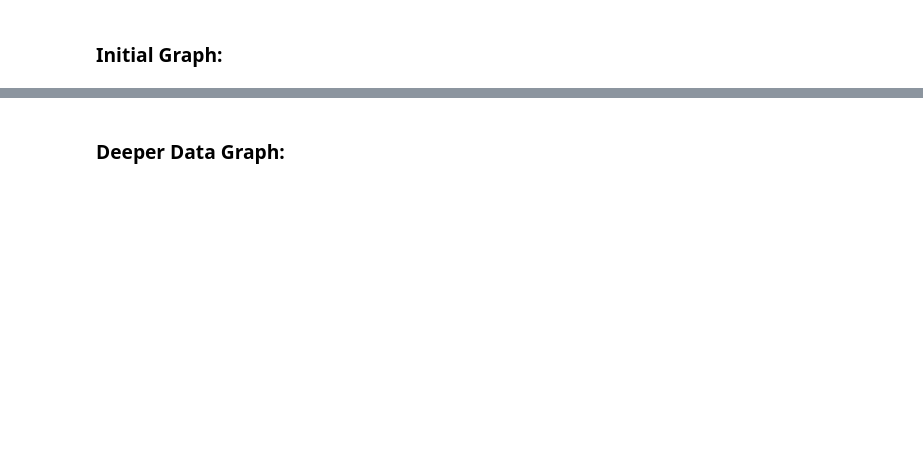
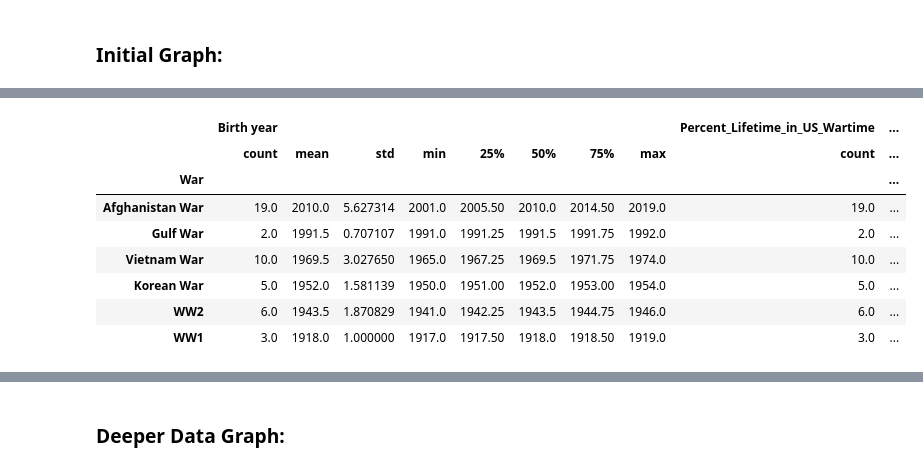
Before and after one commit to rlevv/Makeover_Monday, a Jupyter notebook: 2020W6-US_Wartime_Living/US_Wartime_Living.ipynb, the cells around one changed output, grey strips where cells are left out. Drawn from its saved outputs; the diff is of its cells as text; code cells hidden in the pictures; blank space fills up the shorter version.

```diff
--- a/2020W6-US_Wartime_Living/US_Wartime_Living.ipynb
+++ b/2020W6-US_Wartime_Living/US_Wartime_Living.ipynb
@@ -97,0 +116,18 @@ df.groupby('War').describe()
+# %%
+# Determine pivots between peacetime and wartime:
+# In peacetime, the % lifetime in wartime will be increasing
+# because we are removing childhood peacetime experience with
+# each additional year. In wartime, it will be decreasing or
+# stagnant.
+
+back_diffs = df['Percent_Lifetime_in_US_Wartime'].diff()
+frwd_diffs = df['Percent_Lifetime_in_US_Wartime'].diff(periods=-1)
+war_state = np.where(frwd_diffs < 0,
+                  np.where(back_diffs < 0,
+                           'wartime', 'peacetime'),
+                  'wartime')
+
+
+df['War_State'] = war_state
+
+df.head(20)
@@ -97,0 +192,13 @@ df.groupby('War').describe()
+# %%
+df_wars_summ = df.groupby('War').describe()
+df_wars_summ.sort_values(df_wars_summ.columns[5], ascending = False)
+# %% [output]
+|  | Birth year |  |  |  |  |  |  |  | Percent_Lifetime_in_US_Wartime | ... |
+|  | count | mean | std | min | 25% | 50% | 75% | max | count | ... |
+| War |  |  |  |  |  |  |  |  |  | ... |
+| Afghanistan War | 19.0 | 2010.0 | 5.627314 | 2001.0 | 2005.50 | 2010.0 | 2014.50 | 2019.0 | 19.0 | ... |
+| Gulf War | 2.0 | 1991.5 | 0.707107 | 1991.0 | 1991.25 | 1991.5 | 1991.75 | 1992.0 | 2.0 | ... |
+| Vietnam War | 10.0 | 1969.5 | 3.027650 | 1965.0 | 1967.25 | 1969.5 | 1971.75 | 1974.0 | 10.0 | ... |
+| Korean War | 5.0 | 1952.0 | 1.581139 | 1950.0 | 1951.00 | 1952.0 | 1953.00 | 1954.0 | 5.0 | ... |
+| WW2 | 6.0 | 1943.5 | 1.870829 | 1941.0 | 1942.25 | 1943.5 | 1944.75 | 1946.0 | 6.0 | ... |
+| WW1 | 3.0 | 1918.0 | 1.000000 | 1917.0 | 1917.50 | 1918.0 | 1918.50 | 1919.0 | 3.0 | ... |
```
Also changed, not shown: parts of 16 cells of this notebook, 1 other file.
